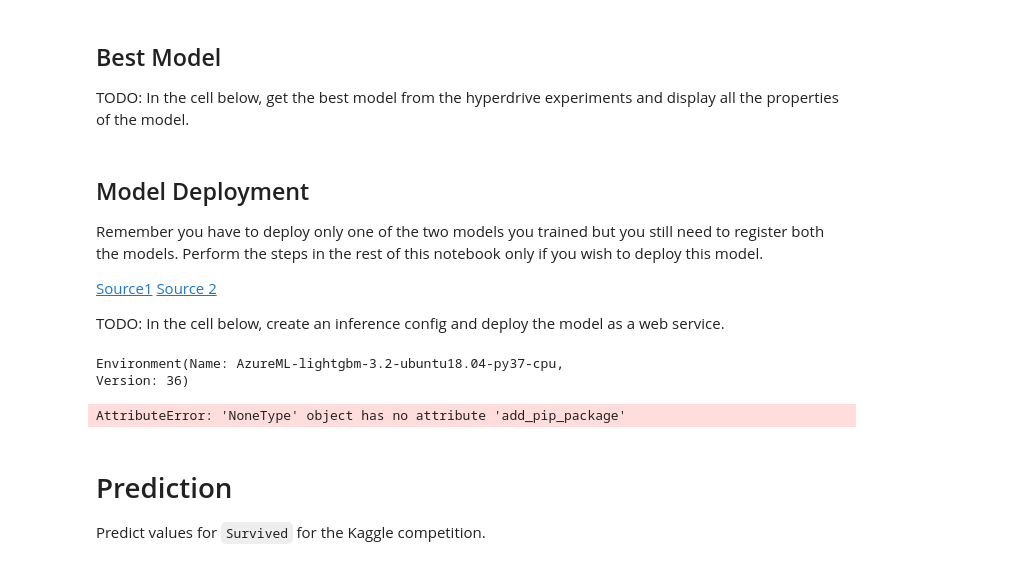
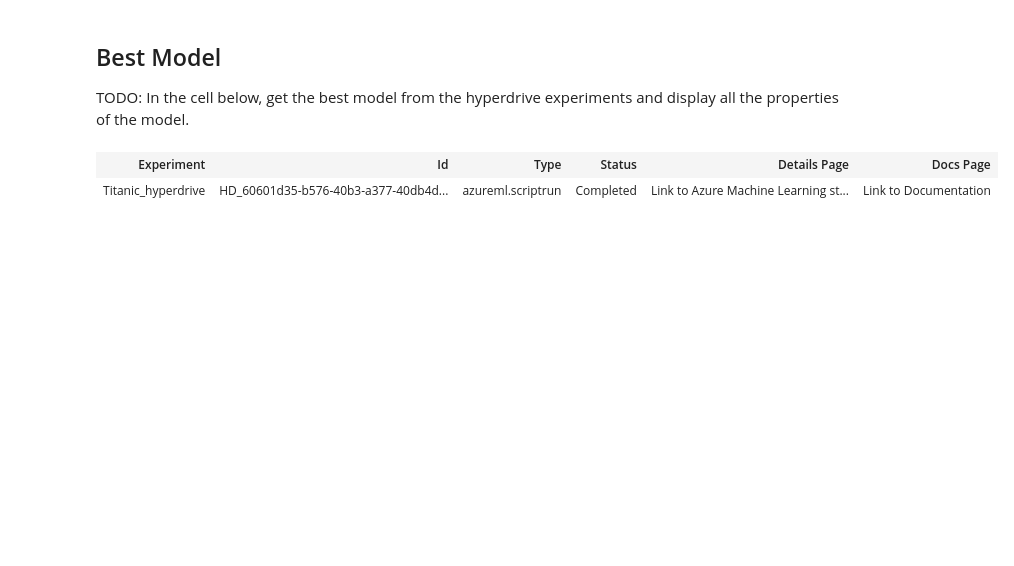
Before and after one commit to Wienhold/Titanic---Machine-Learning-from-Disaster---Kaggle, a Jupyter notebook: hyperparameter_tuning.ipynb, the cells around one changed output. Drawn from its saved outputs; the diff is of its cells as text; code cells hidden in the pictures; blank space fills up the shorter version.

```diff
--- a/hyperparameter_tuning.ipynb
+++ b/hyperparameter_tuning.ipynb
@@ -177,6 +184,8 @@ WARNING:urllib3.connectionpool:Retrying (Retry(total=1, connect=1, read=3, redir
 
 TODO: In the cell below, get the best model from the hyperdrive experiments and display all the properties of the model.
 # %%
-best_run, best_model = remote_run.get_output()
-print(best_run)
-print(best_model)
+best_run = remote_run.get_best_run_by_primary_metric()
+best_run
+# %% [output]
+| Experiment | Id | Type | Status | Details Page | Docs Page |
+| Titanic_hyperdrive | HD_60601d35-b576-40b3-a377-40db4d... | azureml.scriptrun | Completed | Link to Azure Machine Learning st... | Link to Documentation |
@@ -205,45 +191,0 @@ best_model = Model.register(workspace=ws,
-# %% [markdown]
-## Model Deployment
-
-Remember you have to deploy only one of the two models you trained but you still need to register both the models. Perform the steps in the rest of this notebook only if you wish to deploy this model.
-
-[Source1](https://docs.microsoft.com/de-de/python/api/overview/azure/ml/?view=azure-ml-py)
-[Source 2](https://github.com/Azure/MachineLearningNotebooks/blob/master/how-to-use-azureml/deployment/deploy-to-cloud/model-register-and-deploy.ipynb)
-
-TODO: In the cell below, create an inference config and deploy the model as a web service.
-# %%
-env = Environment.get(ws, "AzureML-lightgbm-3.2-ubuntu18.04-py37-cpu")
-print(env)
-for pip_package in ["skikit-learn"]:
-    env.python.conda_dependencies.add_pip_package(pip_package)
-
-# Update scoring script
-datastore.upload_files(['./score.py'], overwrite=True)
-
-# Combine scoring script & environment in Inference configuration
-inference_config = InferenceConfig(entry_script="score.py",
-                                   source_directory=".",
-                                   environment=env)
-
-# Set deployment configuration
-deployment_config = AciWebservice.deploy_configuration(cpu_cores = 1,
-                                                       memory_gb = 1,
-                                                       enable_app_insights=True,
-                                                       auth_enabled=False)
-
-# Define the model, inference, & deployment configuration and web service name and location to deploy
-service = Model.deploy(workspace = ws,
-                       name = "titanic-webservice",
-                       models = [best_model],
-                       inference_config = inference_config,
-                       deployment_config = deployment_config,
-                       overwrite=True)
-service.wait_for_deployment(show_output=True)
-print(service.get_logs())
-# %% [output]
-Environment(Name: AzureML-lightgbm-3.2-ubuntu18.04-py37-cpu,
-Version: 36)
-AttributeError: 'NoneType' object has no attribute 'add_pip_package'
-# %% [markdown]
-# Prediction
-Predict values for `Survived` for the Kaggle competition.
```
Also changed, not shown: parts of 20 cells of this notebook, 1 other file.
